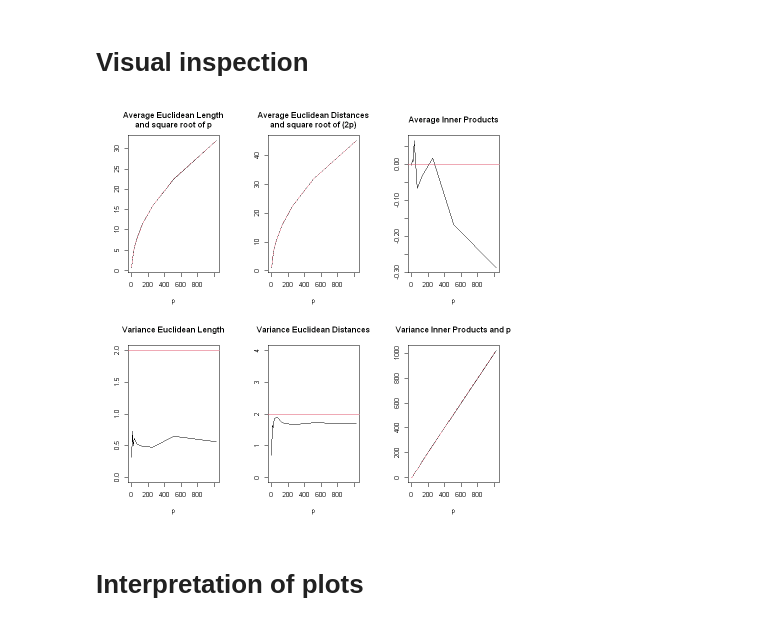
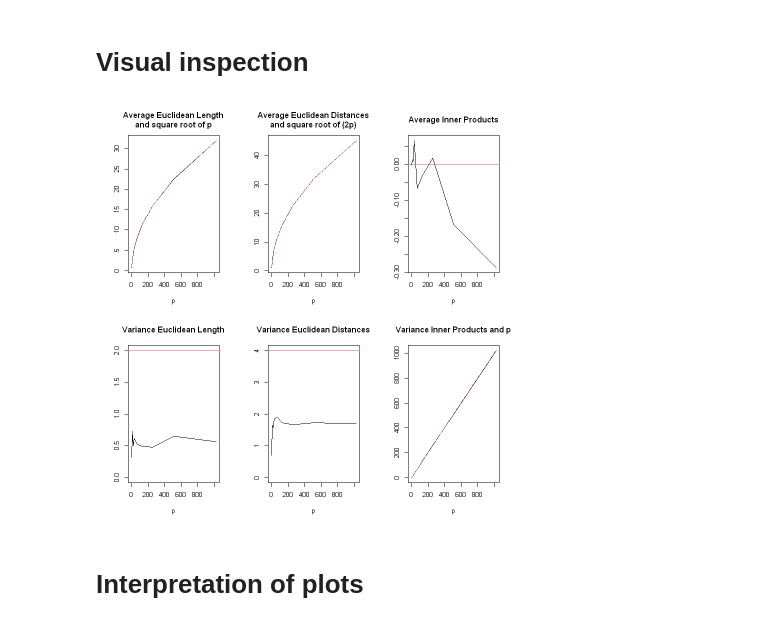
Before and after one commit to slds-lmu/lecture_sl, a Jupyter notebook: exercises/cod-quarto/inserted/sol_cod_R.ipynb, the cells around one changed output. Cells and saved outputs as stored; diff of their text form; code cells hidden in the pictures.

```diff
--- a/exercises/cod-quarto/inserted/sol_cod_R.ipynb
+++ b/exercises/cod-quarto/inserted/sol_cod_R.ipynb
@@ -108,28 +108,28 @@ for (p in p_range){
 # %%
 #| label: plots
 
 # compare the results visually
 par(mfrow=c(2,3))
 
 plot(p_range,avg_eucl_length,type="l",main="Average Euclidean Length\nand square root of p",xlab="p",ylab="")
 lines(p_range,sqrt(p_range),col=2,lty=2)
 
 plot(p_range,avg_eucl_dist,type="l",main="Average Euclidean Distances\nand square root of (2p)",xlab="p",ylab="")
 lines(p_range,sqrt(2*p_range),col=2,lty=2)
 
 plot(p_range,avg_inner_prod,type="l",main="Average Inner Products",xlab="p",ylab="")
 abline(h=0,col=2)
 
 plot(p_range,var_eucl_length,type="l",main="Variance Euclidean Length",xlab="p",ylab="",ylim=c(0,2))
 abline(h=2,col=2)
 
 plot(p_range,var_eucl_dist,type="l",main="Variance Euclidean Distances",xlab="p",ylab="",ylim=c(0,4))
-abline(h=2,col=2)
+abline(h=4,col=2)
 
 plot(p_range,var_inner_prod,type="l",main="Variance Inner Products and p",xlab="p",ylab="")
 lines(p_range,p_range,col=2,lty=2)
 # %% [output]
-[figure, old version]
+[figure, new version]
 # %% [markdown]
 # Interpretation of plots
 # %% [markdown]
```
Also changed, not shown: parts of 1 cell of this notebook, 4 other files.
